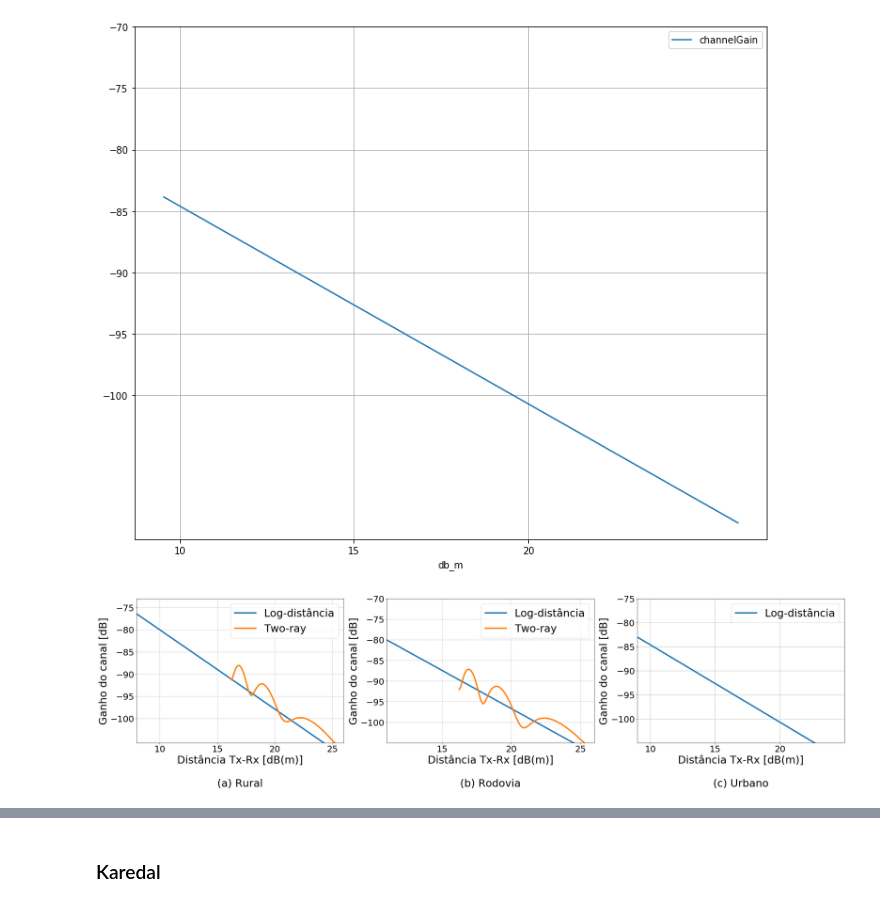
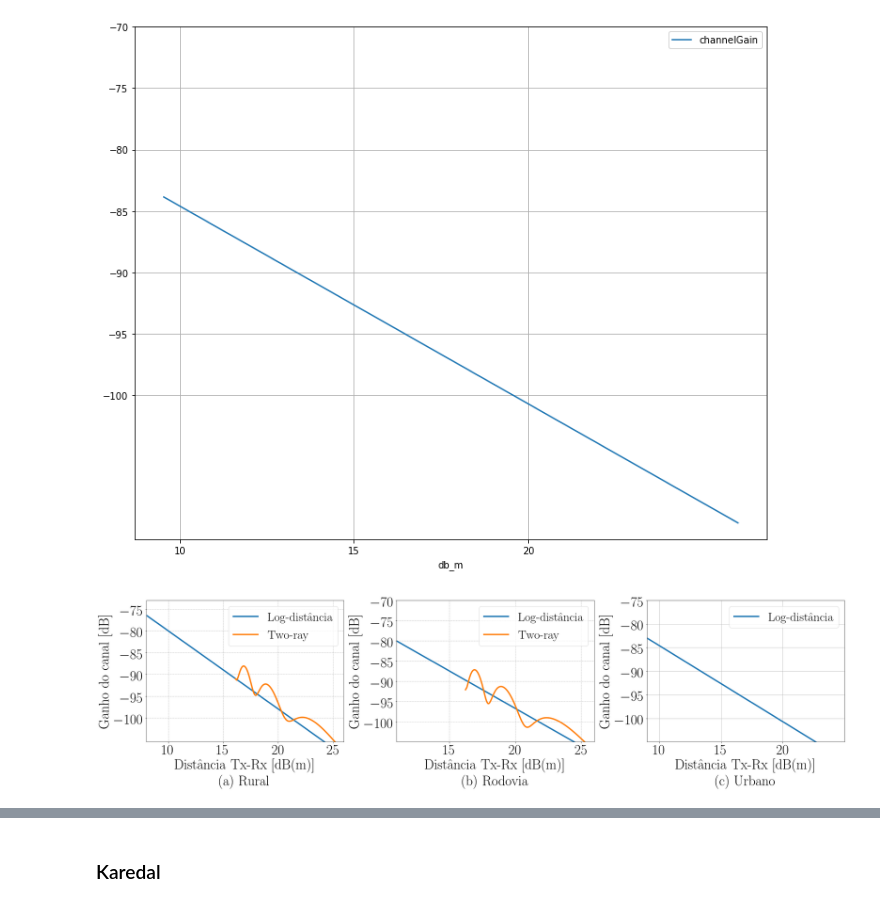
Before and after one commit to Lucas-Cerqueira/Projeto-Final-src, a Jupyter notebook: readFromNSLog.ipynb, the cells around one changed output, grey strips where cells are left out. Drawn from its saved outputs; the diff is of its cells as text; code cells hidden in the pictures.

```diff
--- a/readFromNSLog.ipynb
+++ b/readFromNSLog.ipynb
@@ -4,6 +4,8 @@ import ast
 import pandas as pd
 import numpy as np
 import matplotlib.pyplot as plt
+plt.rc('text', usetex=True)
+plt.rc('font', family='serif')
 # %%
 def parseLogFile(filename, variable_count):
     with open(filename, 'r') as f:
@@ -25,9 +27,9 @@ def parseLogFile(filename, variable_count):
 # %% [markdown]
 ## Kunisch Rural
 # %%
-df = pd.DataFrame(parseLogFile('output/kunisch_rural.log', 4))
+df = pd.DataFrame(parseLogFile('output/kunisch_rural_new.log', 4))
 df['channelGain'] = df['rxPower'] - df['txPower']
-df['db_m'] = 10 * np.log10(df['distance'])
+df['db[m]'] = 10 * np.log10(df['distance'])
 
 df['channelGainLog'] = -62.1 + 10 * (-1.79) * np.log10(df['distance'])
 
@@ -40,13 +42,13 @@ df['channelGain'] = df['channelGain'] + 1.1
 #              figsize=(12, 10))
 
 ax = df.query('distance >= 5 and distance <= 400')\
-       .plot(x='db_m', y='channelGainLog',
+       .plot(x='db[m]', y='channelGainLog',
              yticks=[-75, -80, -85, -90, -95, -100],
              xticks=[10, 15, 20, 25],
              figsize=(12, 10))
 
 ax = df.query('distance >= 41 and distance <= 400')\
-       .plot(x='db_m', y='channelGain',
+       .plot(x='db[m]', y='channelGain',
              yticks=[-75, -80, -85, -90, -95, -100],
              xticks=[10, 15, 20, 25],
              xlim=[8, 26],
@@ -65,7 +67,7 @@ for i, l in enumerate(ax.lines):
 # %%
 df = pd.DataFrame(parseLogFile('output/kunisch_highway.log', 4))
 df['channelGain'] = df['rxPower'] - df['txPower']
-df['db_m'] = 10 * np.log10(df['distance'])
+df['db[m]'] = 10 * np.log10(df['distance'])
 
 df['channelGainLog'] = -59.7 + 10 * (-1.85) * np.log10(df['distance'])
 
@@ -78,13 +80,13 @@ df['channelGain'] = df['channelGain'] + 1
 #              figsize=(12, 10))
 
 ax = df.query('distance >= 12 and distance <= 400')\
-       .plot(x='db_m', y='channelGainLog',
+       .plot(x='db[m]', y='channelGainLog',
              yticks=[-75, -80, -85, -90, -95, -100],
              xticks=[10, 15, 20, 25],
              figsize=(12, 10))
 
 ax = df.query('distance >= 41.1 and distance <= 400')\
-       .plot(x='db_m', y='channelGain',
+       .plot(x='db[m]', y='channelGain',
              yticks=[-70, -75, -80, -85, -90, -95, -100],
              xticks=[15, 20, 25],
              xlim=[11, 26],
@@ -103,9 +105,9 @@ for i, l in enumerate(ax.lines):
 # %%
 df = pd.DataFrame(parseLogFile('kunisch_urban.log', 4))
 df['channelGain'] = df['rxPower'] - df['txPower']
-df['db_m'] = 10 * np.log10(df['distance'])
+df['db[m]'] = 10 * np.log10(df['distance'])
 df.query('distance >= 9 and distance <= 400')\
-  .plot(x='db_m', y='channelGain', grid=True,
+  .plot(x='db[m]', y='channelGain', grid=True,
         yticks=[-70, -75, -80, -85, -90, -95, -100],
         xticks=[10, 15, 20],
         figsize=(12, 10))
@@ -113,7 +115,7 @@ df.query('distance >= 9 and distance <= 400')\
 <matplotlib.axes._subplots.AxesSubplot at 0x...>
 [figure]
 # %%
-fontsize=25
+fontsize=40
 
 fig, axes = plt.subplots(1, 3, figsize=(30, 8))
 for i in range(len(axes)):
@@ -121,29 +123,27 @@ for i in range(len(axes)):
     if i == 0:
         df = pd.DataFrame(parseLogFile('output/kunisch_rural.log', 4))
         df['channelGain'] = df['rxPower'] - df['txPower']
-        df['db_m'] = 10 * np.log10(df['distance'])
+        df['db[m]'] = 10 * np.log10(df['distance'])
 
         df['channelGainLog'] = -62.1 + 10 * (-1.79) * np.log10(df['distance'])
 
         df['channelGain'] = df['channelGain'] + 1.1
 
         df.query('distance >= 5 and distance <= 400')\
-               .plot(x='db_m', y='channelGainLog',
+               .plot(x='db[m]', y='channelGainLog',
                      yticks=[-75, -80, -85, -90, -95, -100],
                      xticks=[10, 15, 20, 25],
-                     fontsize=fontsize,
                      ax=ax)
 
         ax = df.query('distance >= 41 and distance <= 400')\
-               .plot(x='db_m', y='channelGain',
+               .plot(x='db[m]', y='channelGain',
                      yticks=[-75, -80, -85, -90, -95, -100],
                      xticks=[10, 15, 20, 25],
                      xlim=[8, 26],
                      ylim=[-105.5, -73],
-                     fontsize=fontsize,
                      ax=ax)
 
-        ax.set_xlabel('Distância Tx-Rx [dB(m)]\n\n(a) Rural', fontsize=30)
+        ax.set_xlabel('Distância Tx-Rx [dB(m)]\n(a) Rural', fontsize=fontsize)
         ax.grid(True,which="both",ls="--")
         for i, l in enumerate(ax.lines):
             plt.setp(l, linewidth=4)
@@ -151,53 +151,55 @@ for i in range(len(axes)):
     elif i == 1:
         df = pd.DataFrame(parseLogFile('output/kunisch_highway.log', 4))
         df['channelGain'] = df['rxPower'] - df['txPower']
-        df['db_m'] = 10 * np.log10(df['distance'])
+        df['db[m]'] = 10 * np.log10(df['distance'])
 
         df['channelGainLog'] = -59.7 + 10 * (-1.85) * np.log10(df['distance'])
 
         df['channelGain'] = df['channelGain'] + 1
 
         df.query('distance >= 12 and distance <= 400')\
-               .plot(x='db_m', y='channelGainLog',
+               .plot(x='db[m]', y='channelGainLog',
                      yticks=[-75, -80, -85, -90, -95, -100],
                      xticks=[10, 15, 20, 25],
-                     fontsize=fontsize,
                      ax=ax)
 
         df.query('distance >= 41.1 and distance <= 400')\
-               .plot(x='db_m', y='channelGain',
+               .plot(x='db[m]', y='channelGain',
                      yticks=[-70, -75, -80, -85, -90, -95, -100],
                      xticks=[15, 20, 25],
                      xlim=[11, 26],
                      ylim=[-105, -70],
-                     fontsize=fontsize,
                      ax=ax)
 
-        ax.set_xlabel('Distância Tx-Rx [dB(m)]\n\n(b) Rodovia', fontsize=30)
+        ax.set_xlabel('Distância Tx-Rx [dB(m)]\n(b) Rodovia', fontsize=fontsize)
         ax.grid(True,which="both",ls="--")
         for i, l in enumerate(ax.lines):
             plt.setp(l, linewidth=4)
     else:
         df = pd.DataFrame(parseLogFile('output/kunisch_urban.log', 4))
         df['channelGain'] = df['rxPower'] - df['txPower']
-        df['db_m'] = 10 * np.log10(df['distance'])
+        df['db[m]'] = 10 * np.log10(df['distance'])
         df.query('distance >= 5 and distance <= 400')\
-          .plot(x='db_m', y='channelGain', grid=True,
+          .plot(x='db[m]', y='channelGain', grid=True,
                 yticks=[-70, -75, -80, -85, -90, -95, -100],
                 xticks=[10, 15, 20],
                 xlim=[9, 25],
                 ylim=[-105, -75],
-                fontsize=fontsize,
                 ax=ax)
         for i, l in enumerate(ax.lines):
             plt.setp(l, linewidth=4)
 
-        ax.set_xlabel('Distância Tx-Rx [dB(m)]\n\n(c) Urbano', fontsize=30)
+        ax.set_xlabel('Distância Tx-Rx [dB(m)]\n(c) Urbano', fontsize=fontsize)
 
-    ax.set_ylabel('Ganho do canal [dB]', fontsize=30)
-    ax.legend(['Log-distância', 'Two-ray'], fontsize=30)
+    ax.set_ylabel('Ganho do canal [dB]', fontsize=fontsize)
+    ax.legend(['Log-distância', 'Two-ray'], fontsize=fontsize-5)
+
+    for tick in ax.xaxis.get_major_ticks():
+        tick.label.set_fontsize(fontsize)
+    for tick in ax.yaxis.get_major_ticks():
+        tick.label.set_fontsize(fontsize)
 
 fig.tight_layout()
-plt.savefig('test.eps')
+plt.savefig('two_ray_validation.eps')
 # %% [output]
-[figure, old version]
+[figure, new version]
```
Also changed, not shown: parts of 11 cells of this notebook, 4 other files.
